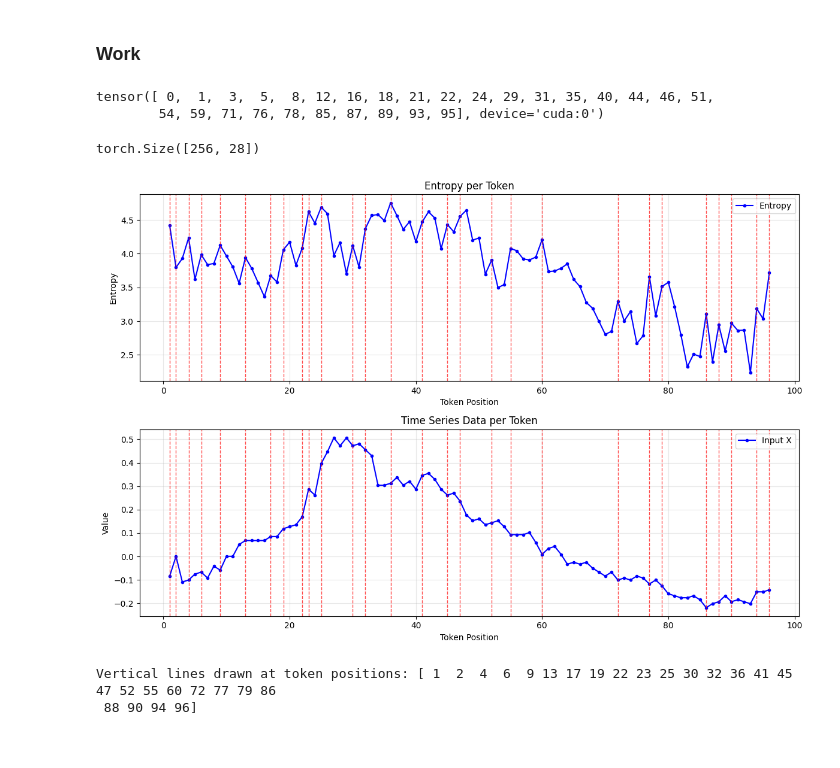
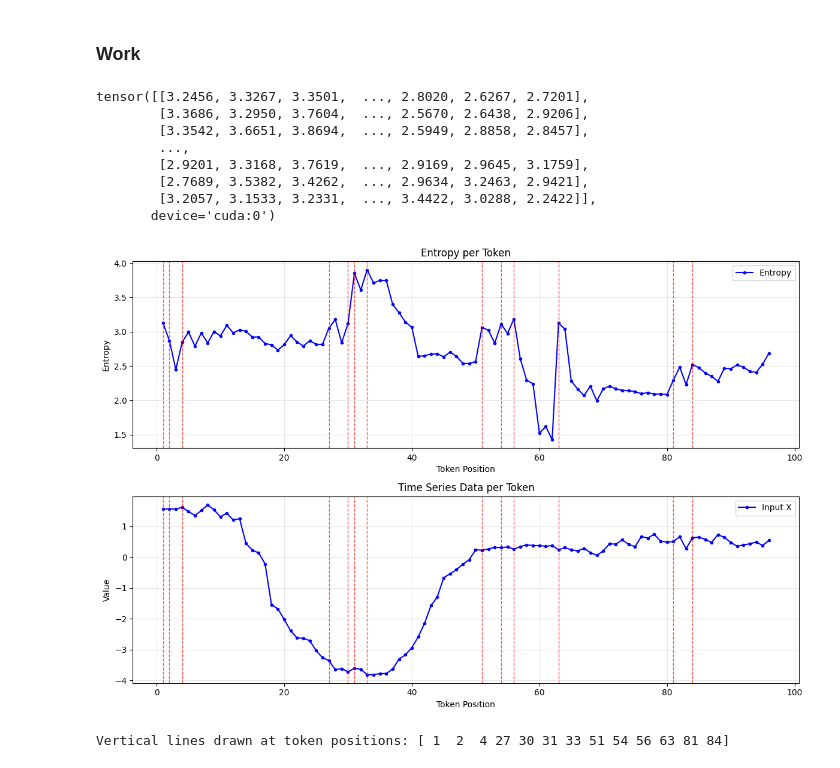
Before and after one commit to Sachithx/CAPE, a Jupyter notebook: timeblt2/entropy_model/entropy_model_exp.ipynb, the cells around one changed output. Drawn from its saved outputs; the diff is of its cells as text; code cells hidden in the pictures.

Commit message:
saved entropy model

```diff
--- a/timeblt2/entropy_model/entropy_model_exp.ipynb
+++ b/timeblt2/entropy_model/entropy_model_exp.ipynb
@@ -1049,26 +1043,33 @@ GPT(
 # %%
+"""
+Training function with early stopping, periodic evaluation, and WandB logging
+"""
+from utils.train_utils import build_tokenizer
+
 # Initialize components
 tokenizer = build_tokenizer(
-    quant_range=3,
-    vocab_size=512,
-    context_length=96,
-    prediction_length=96
+    quant_range=configs.quant_range,
+    vocab_size=configs.vocab_size,
+    context_length=configs.block_size,
+    prediction_length=configs.block_size
 )
 # %%
-from utils.train_utils import build_dataloader, build_tokenizer
+from utils.train_utils import build_dataloader
 
 validate_dataset, validate_loader = build_dataloader(
     dataset_name="ETTm1",
     features='M',
-    seq_len=96,
-    label_len=95,
+    seq_len=configs.block_size,
+    label_len=configs.block_size - 1,
     pred_len=1,
-    flag='train',
-    batch_size=256,
-    pretrain=True
+    flag='test',
+    batch_size=configs.batch_size,
+    pretrain=False
     )
 
 import time
+idx = torch.randint(0, 50, (1,)).item()
+i = 0
 for batch_x, batch_y, _, _ in validate_loader:
     t1 = time.time()
     x = batch_x.float().squeeze(-1).to('cuda')
@@ -1083,6 +1084,7 @@ for batch_x, batch_y, _, _ in validate_loader:
     # Forward pass (no grad)
     logits, _ = model(token_ids)
     t2 = time.time()
-    print(f"Batch processed in {t2 - t1:.4f} seconds")
-    break  # Process only the first batch for timing
+    if idx == i:
+        break  # Process only the first batch for timing
+    i += 1
 # %% [output]
@@ -1095,7 +1096,7 @@ torch.Size([256, 96, 512])
 # %%
 tokens = token_ids
 entropy_model = model
-patching_batch_size = 256
+patching_batch_size = configs.batch_size
 device = "cuda"
 enable_grad = False
 # %%
@@ -1342,21 +1316,26 @@ def find_entropy_patch_start_ids(
 # %% [markdown]
 ### Work
 # %%
-patch_ids = find_entropy_patch_start_ids(entropies[0], patch_size=16, threshold=0.2, monotonicity=True, include_next_token=False)
-patch_ids[0]
+# # idx = torch.randint(0, 100, (1,)).item()
+# patch_ids = find_entropy_patch_start_ids(entropies[0], patch_size=16, threshold=None, monotonicity=True, include_next_token=False)
+# patch_ids[0].shape
-# %% [output]
-tensor([ 0,  1,  3,  5,  8, 12, 16, 18, 21, 22, 24, 29, 31, 35, 40, 44, 46, 51,
-        54, 59, 71, 76, 78, 85, 87, 89, 93, 95], device='cuda:0')
-# %%
-patch_ids.shape
-# %% [output]
-torch.Size([256, 28])
+# %%
+entropies[0]
+# %% [output]
+tensor([[3.2456, 3.3267, 3.3501,  ..., 2.8020, 2.6267, 2.7201],
+        [3.3686, 3.2950, 3.7604,  ..., 2.5670, 2.6438, 2.9206],
+        [3.3542, 3.6651, 3.8694,  ..., 2.5949, 2.8858, 2.8457],
+        ...,
+        [2.9201, 3.3168, 3.7619,  ..., 2.9169, 2.9645, 3.1759],
+        [2.7689, 3.5382, 3.4262,  ..., 2.9634, 3.2463, 2.9421],
+        [3.2057, 3.1533, 3.2331,  ..., 3.4422, 3.0288, 2.2422]],
+       device='cuda:0')
 # %%
 import matplotlib.pyplot as plt
 import torch
-
+patch_ids = find_entropy_patch_start_ids(entropies[0], patch_size=16, threshold=0.2, monotonicity=True, include_next_token=True)
 # Your data processing
-highlight_indices = patch_ids[0]
+highlight_indices = patch_ids[idx]
 
 highlight_indices = highlight_indices.unique()
 highlight_indices = highlight_indices[highlight_indices < 96].cpu().numpy()
@@ -1365,39 +1344,38 @@ highlight_indices = highlight_indices[highlight_indices < 96].cpu().numpy()
 fig, (ax1, ax2) = plt.subplots(2, 1, figsize=(12, 8))
 
 # Plot 1: Entropy
-y_entropy = entropies[0][0].detach().cpu().numpy()
+y_entropy = entropies[0][idx].detach().cpu().numpy()
 ax1.plot(range(1, 97), y_entropy, marker='o', color='blue', label='Entropy', markersize=3)
 
 # Add vertical lines at highlight points
 for idx in highlight_indices:
     ax1.axvline(x=idx + 1, color='red', linestyle='--', alpha=0.7, linewidth=1)
 
 ax1.set_title("Entropy per Token")
 ax1.set_xlabel("Token Position")
 ax1.set_ylabel("Entropy")
 ax1.grid(True, alpha=0.3)
 ax1.legend()
 
 # Plot 2: Time Series
-x_vals = x[0].detach().cpu().numpy()
+x_vals = x[idx].detach().cpu().numpy()
 ax2.plot(range(1, 97), x_vals, marker='o', color='blue', label='Input X', markersize=3)
 
 # Add vertical lines at highlight points
 for idx in highlight_indices:
     ax2.axvline(x=idx + 1, color='red', linestyle='--', alpha=0.7, linewidth=1)
 
 ax2.set_title("Time Series Data per Token")
 ax2.set_xlabel("Token Position")
 ax2.set_ylabel("Value")
 ax2.grid(True, alpha=0.3)
 ax2.legend()
 
 plt.tight_layout()
 plt.show()
 
 # Print which positions are highlighted
 print(f"Vertical lines drawn at token positions: {highlight_indices + 1}")
 # %% [output]
-[figure, old version]
+[figure, new version]
-Vertical lines drawn at token positions: [ 1  2  4  6  9 13 17 19 22 23 25 30 32 36 41 45 47 52 55 60 72 77 79 86
- 88 90 94 96]
+Vertical lines drawn at token positions: [ 1  2  4 27 30 31 33 51 54 56 63 81 84]
```
Also changed, not shown: parts of 18 cells of this notebook, 4 other files.
